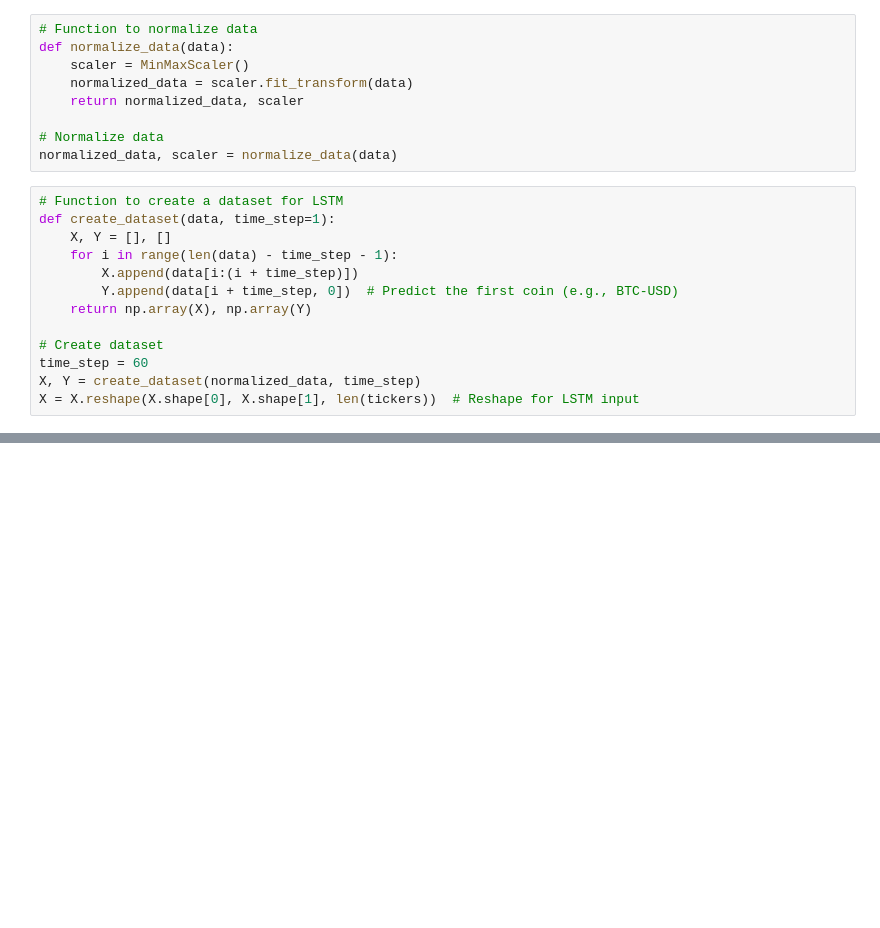
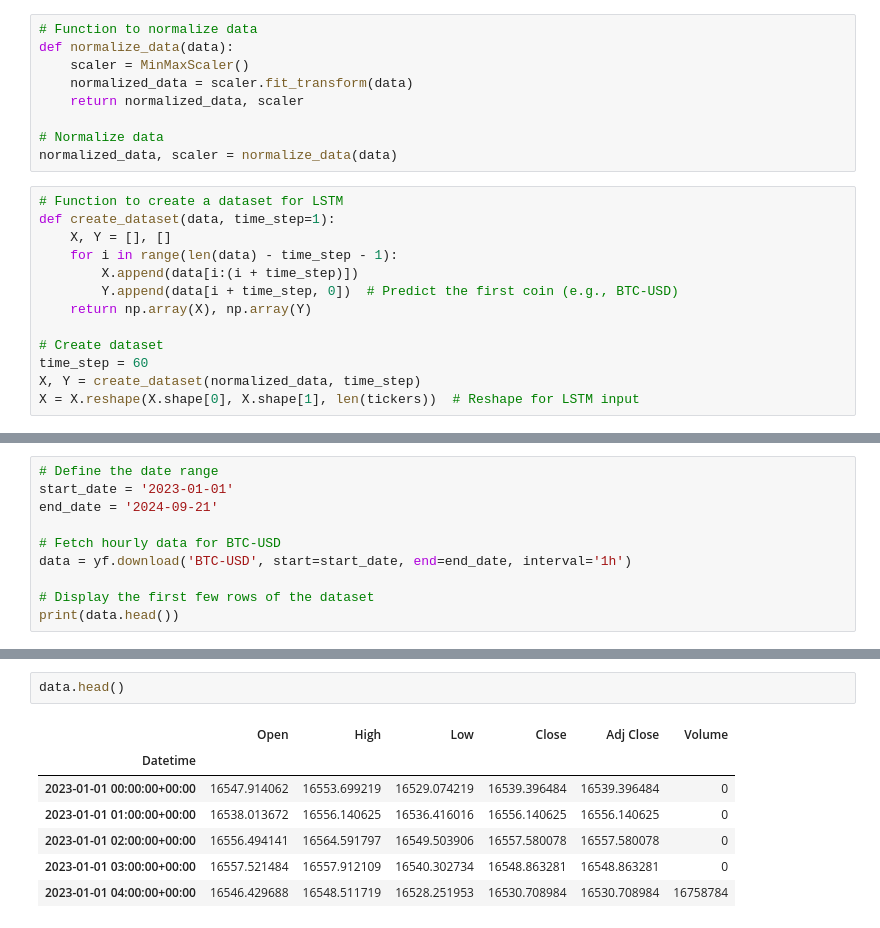
Before and after one commit to awaiskhan005/DATA-SCIENCE-AND-AI-, a Jupyter notebook: crypto_price_prediction_using_LSTM.ipynb, the cells around one changed output, grey strips where cells are left out. Saved outputs shown, nothing was run; the diff lists cells and outputs as text; blank space fills up the shorter version.

```diff
--- a/crypto_price_prediction_using_LSTM.ipynb
+++ b/crypto_price_prediction_using_LSTM.ipynb
@@ -272,0 +293,10 @@ make_trading_decision(model, scaler, tickers)
+# %%
+# Define the date range
+start_date = '2023-01-01'
+end_date = '2024-09-21'
+
+# Fetch hourly data for BTC-USD
+data = yf.download('BTC-USD', start=start_date, end=end_date, interval='1h')
+
+# Display the first few rows of the dataset
+print(data.head())
@@ -272,0 +320,10 @@ make_trading_decision(model, scaler, tickers)
+# %%
+data.head()
+# %% [output]
+|  | Open | High | Low | Close | Adj Close | Volume |
+| Datetime |  |  |  |  |  |  |
+| 2023-01-01 00:00:00+00:00 | 16547.914062 | 16553.699219 | 16529.074219 | 16539.396484 | 16539.396484 | 0 |
+| 2023-01-01 01:00:00+00:00 | 16538.013672 | 16556.140625 | 16536.416016 | 16556.140625 | 16556.140625 | 0 |
+| 2023-01-01 02:00:00+00:00 | 16556.494141 | 16564.591797 | 16549.503906 | 16557.580078 | 16557.580078 | 0 |
+| 2023-01-01 03:00:00+00:00 | 16557.521484 | 16557.912109 | 16540.302734 | 16548.863281 | 16548.863281 | 0 |
+| 2023-01-01 04:00:00+00:00 | 16546.429688 | 16548.511719 | 16528.251953 | 16530.708984 | 16530.708984 | 16758784 |
```
Also changed, not shown: parts of 13 cells of this notebook.
